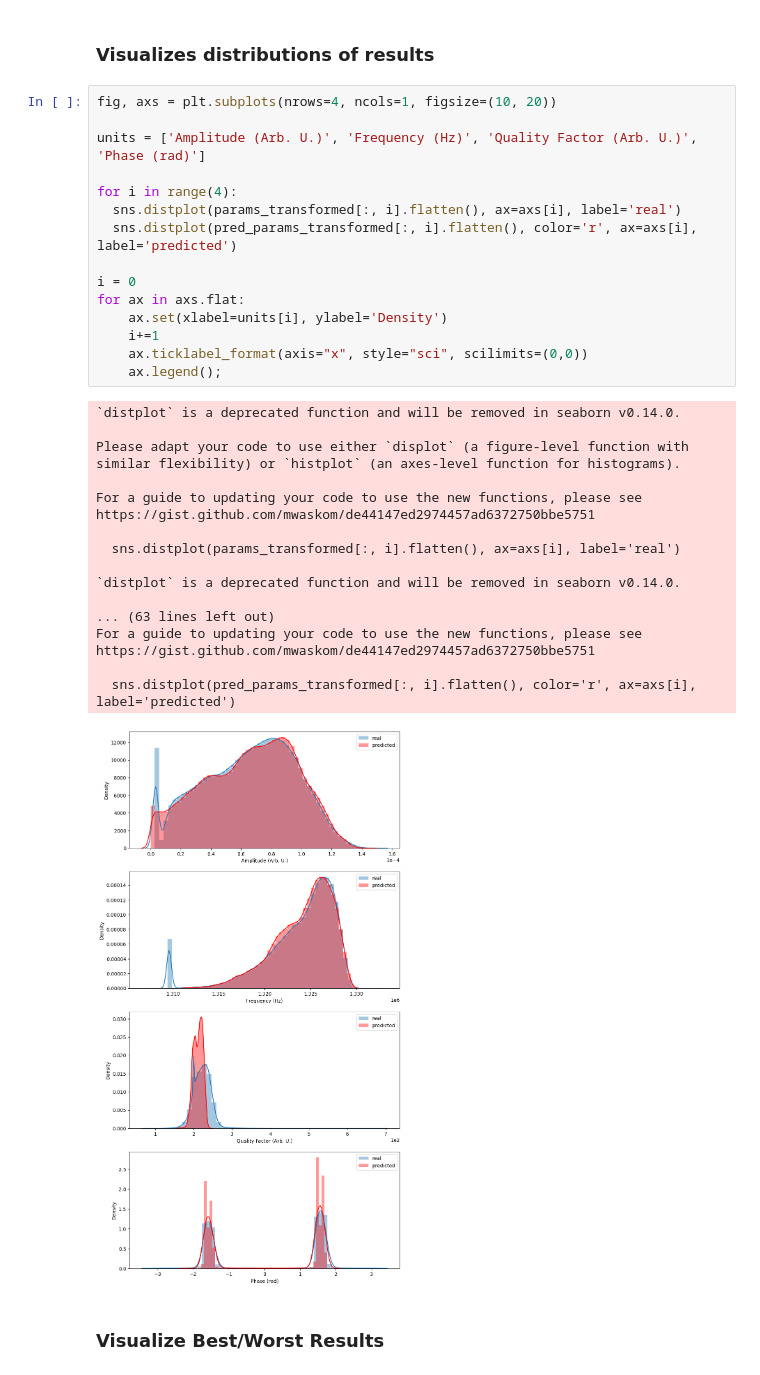
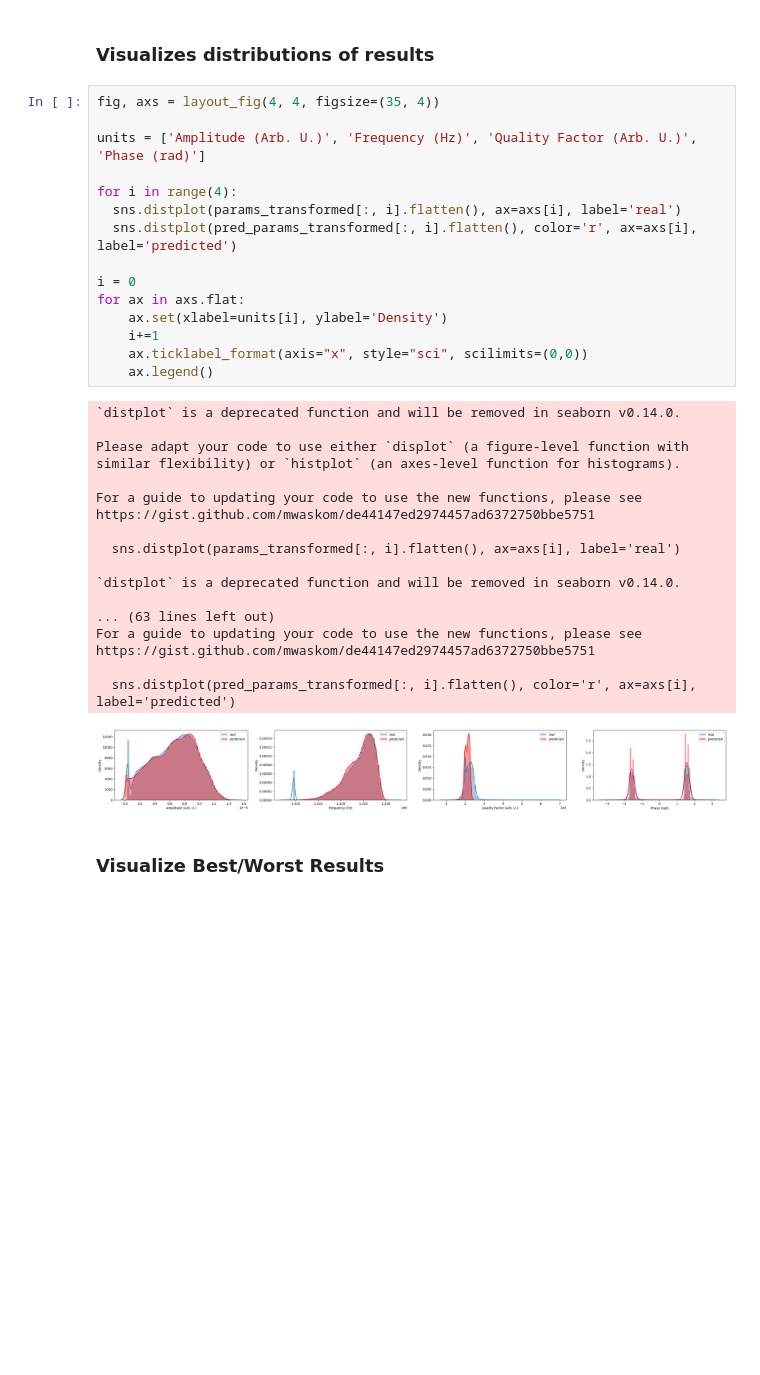
Before and after one commit to m3-learning/m3_learning_old, a Jupyter notebook: m3_learning/papers/2023_Rapid_Fitting/5_Pytorch_SHO_Inference.ipynb, the cells around one changed output. Drawn from its saved outputs; the diff is of its cells as text; blank space fills up the shorter version.

Commit message:
plots are edited, some refactoring

```diff
--- a/m3_learning/papers/2023_Rapid_Fitting/5_Pytorch_SHO_Inference.ipynb
+++ b/m3_learning/papers/2023_Rapid_Fitting/5_Pytorch_SHO_Inference.ipynb
@@ -213,39 +214,39 @@ params_transformed, pred_params_transformed = transform_params(test_params_copy,
 # %% [markdown]
 ### Visualizes distributions of results
 # %%
-fig, axs = plt.subplots(nrows=4, ncols=1, figsize=(10, 20))
+fig, axs = layout_fig(4, 4, figsize=(35, 4))
 
 units = ['Amplitude (Arb. U.)', 'Frequency (Hz)', 'Quality Factor (Arb. U.)', 'Phase (rad)']
 
 for i in range(4):
   sns.distplot(params_transformed[:, i].flatten(), ax=axs[i], label='real')
   sns.distplot(pred_params_transformed[:, i].flatten(), color='r', ax=axs[i], label='predicted')
 
 i = 0
 for ax in axs.flat:
     ax.set(xlabel=units[i], ylabel='Density')
     i+=1
     ax.ticklabel_format(axis="x", style="sci", scilimits=(0,0))
-    ax.legend();
+    ax.legend()
 # %% [output]
 `distplot` is a deprecated function and will be removed in seaborn v0.14.0.
 
 Please adapt your code to use either `displot` (a figure-level function with
 similar flexibility) or `histplot` (an axes-level function for histograms).
 
 For a guide to updating your code to use the new functions, please see
 https://gist.github.com/mwaskom/de44147ed2974457ad6372750bbe5751
 
   sns.distplot(params_transformed[:, i].flatten(), ax=axs[i], label='real')
 
 `distplot` is a deprecated function and will be removed in seaborn v0.14.0.
 
 ... (63 lines left out)
 For a guide to updating your code to use the new functions, please see
 https://gist.github.com/mwaskom/de44147ed2974457ad6372750bbe5751
 
   sns.distplot(pred_params_transformed[:, i].flatten(), color='r', ax=axs[i], label='predicted')
-[figure, old version]
+[figure, new version]
 # %% [markdown]
 ### Visualize Best/Worst Results
 # %%
```
Also changed, not shown: parts of 2 cells of this notebook, 13 other files.
